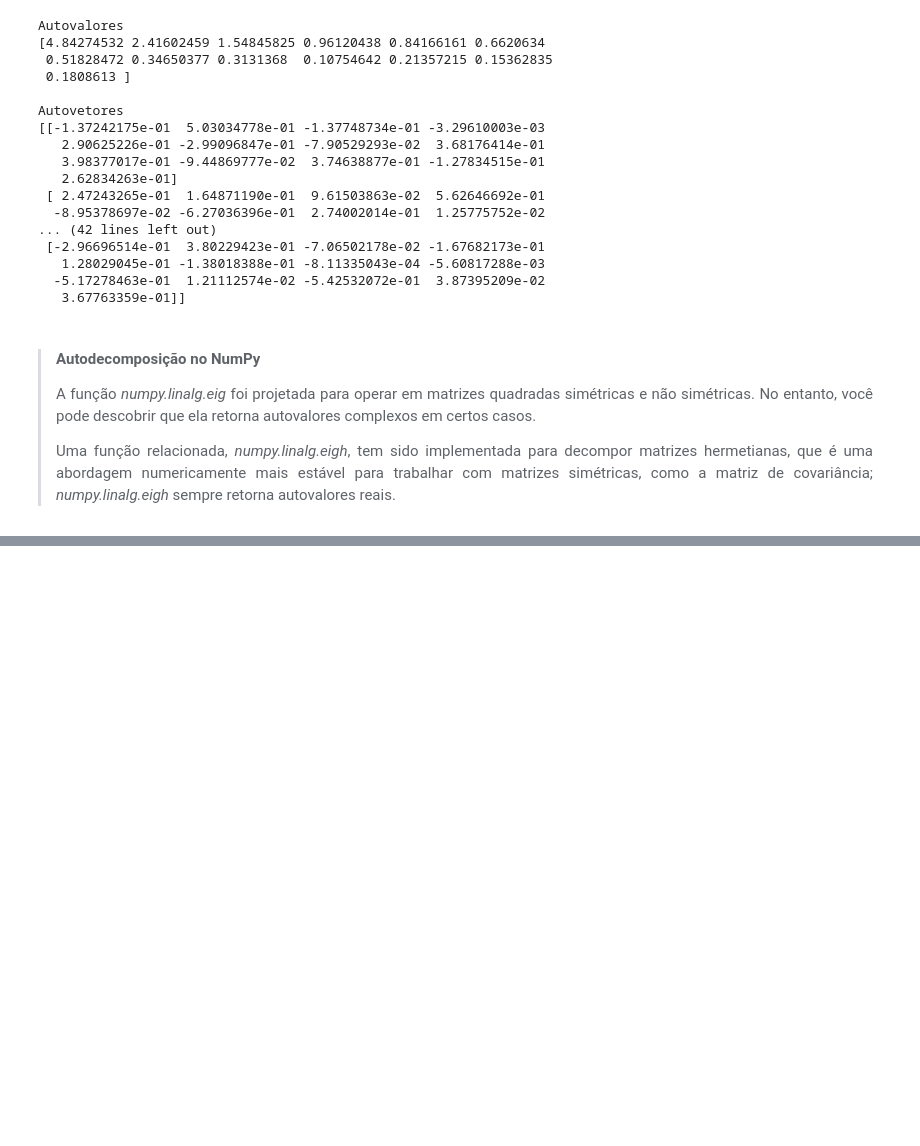
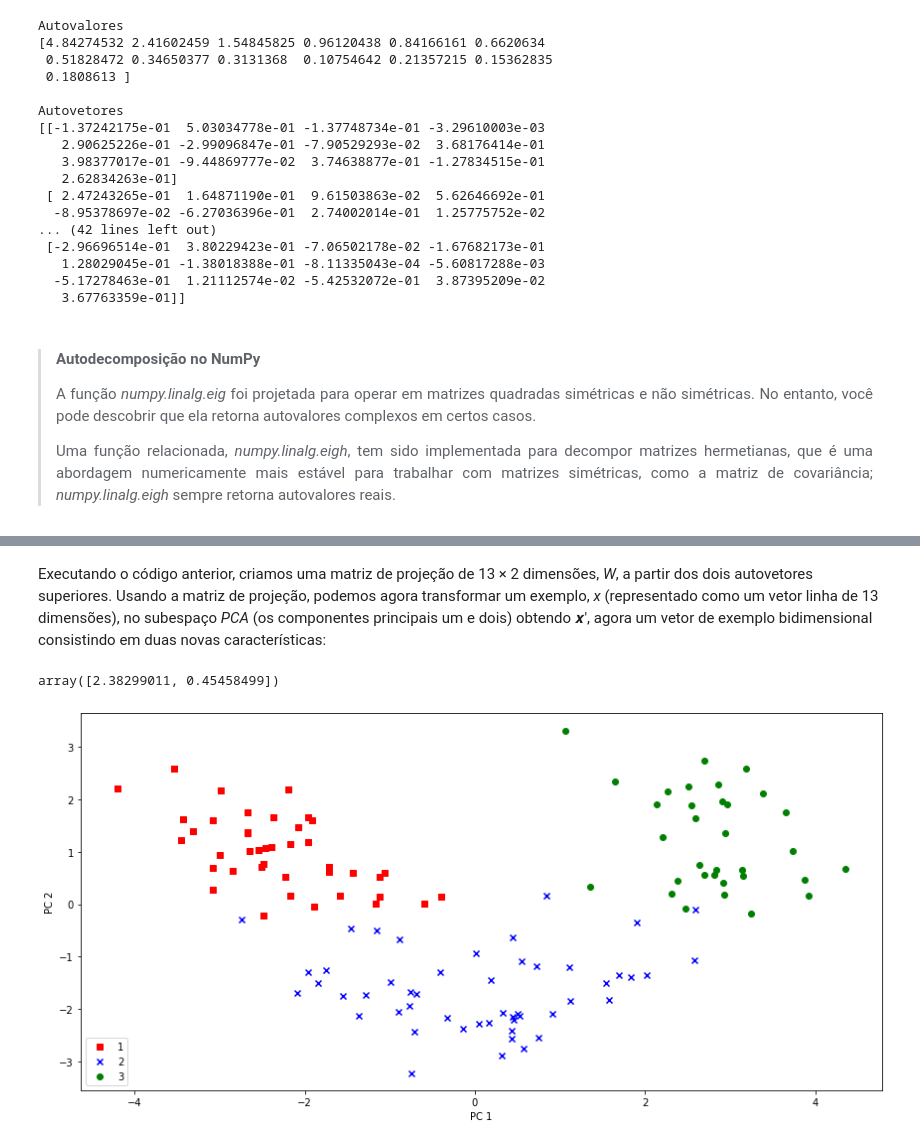
Before and after one commit to willianpina/Machine_Learning_Studies, a Jupyter notebook: Compreendendo os dados via redução de dimensionalidade.ipynb, the cells around one changed output, grey strips where cells are left out. Saved outputs shown, nothing was run; the diff lists cells and outputs as text; code cells hidden in the pictures; blank space fills up the shorter version.

```diff
--- a/Compreendendo os dados via redução de dimensionalidade.ipynb
+++ b/Compreendendo os dados via redução de dimensionalidade.ipynb
@@ -87,0 +126,6 @@ Autovetores
+# %%
+# Começamos ordenando os pares próprios por ordem decrescente dos valores próprios
+# Faça uma lista de tuplas (autovalores, autovetores)
+eigen_pairs = [(np.abs(eigen_vals[i]), eigen_vecs[:, i]) for i in range(len(eigen_vals))]
+# Ordene as tuplas (eigenvalue, eigenvector) tuples do maior para o menor
+eigen_pairs.sort(key=lambda k: k[0], reverse=True)
@@ -87,0 +134,4 @@ Autovetores
+# %%
+w = np.hstack((eigen_pairs[0][1][:, np.newaxis],
+               eigen_pairs[1][1][:, np.newaxis]))
+print('Matrix W:\n', w)
@@ -87,0 +153,25 @@ Autovetores
+# %% [markdown]
+<p alifn='justify'>Executando o código anterior, criamos uma matriz de projeção de 13 × 2 dimensões, <i>W</i>, a partir dos dois autovetores superiores. Usando a matriz de projeção, podemos agora transformar um exemplo, <i>x</i> (representado como um vetor linha de 13 dimensões), no subespaço <i>PCA</i> (os componentes principais um e dois) obtendo 𝒙′, agora um vetor de exemplo bidimensional consistindo em duas novas características:</p>
+# %%
+X_train_std[0].dot(w)
+# %% [output]
+array([2.38299011, 0.45458499])
+# %%
+# Vamos treinar todo o conjunto 124 x 13 do conjunto de treinamento em dois Componentes Principais
+X_train_pca = X_train_std.dot(w)
+
+# Visualizando os dados em duas dimensões em um gráfico Scatter
+colors = ['r', 'b', 'g']
+markers = ['s', 'x', 'o']
+plt.figure(figsize=(12,6))
+for l, c, m in zip(np.unique(y_train), colors, markers):
+    plt.scatter(X_train_pca[y_train == l, 0],
+                X_train_pca[y_train == l, 1],
+                c=c, label=l, marker=m)
+plt.xlabel('PC 1')
+plt.ylabel('PC 2')
+plt.legend(loc='lower left')
+plt.tight_layout()
+plt.show()
+# %% [output]
+[figure, added]
```
Also changed, not shown: parts of 13 cells of this notebook.
